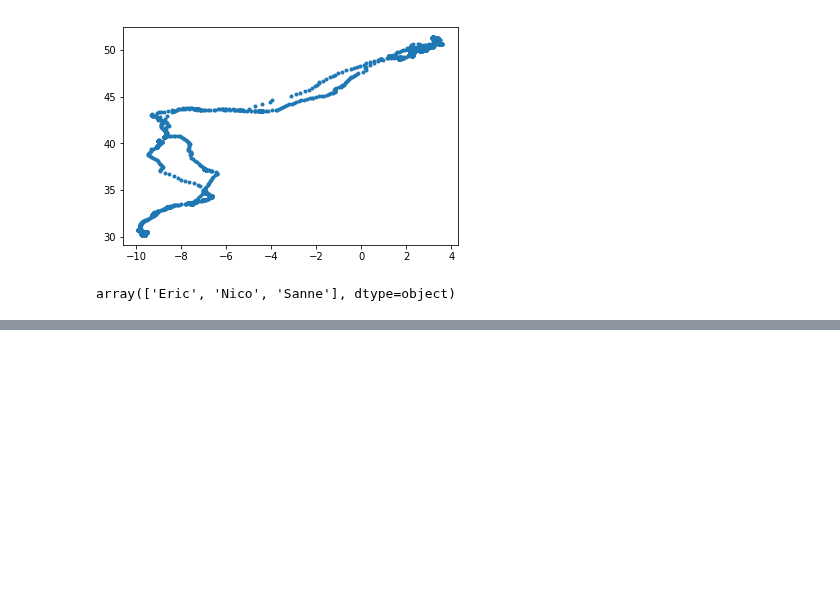
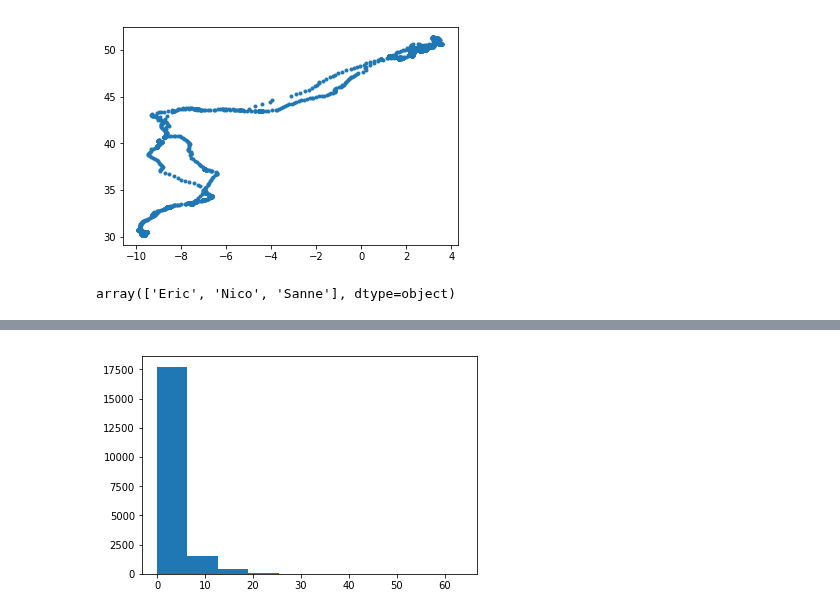
Before and after one commit to udaytak/Edx_PythonForResearch, a Jupyter notebook: 4_21. Case Study - Birds Tracking.ipynb, the cells around one changed output, grey strips where cells are left out. Cells and saved outputs as stored; diff of their text form; code cells hidden in the pictures; blank space fills up the shorter version.

```diff
--- a/4_21. Case Study - Birds Tracking.ipynb
+++ b/4_21. Case Study - Birds Tracking.ipynb
@@ -81,0 +185,8 @@ plt.savefig("Trajectory_Birds.pdf")
+# %%
+ix = birddata.bird_name == 'Eric'
+speed = birddata.speed_2d[ix]
+ind = np.isnan(speed)
+plt.hist(speed[~ind])
+plt.savefig("hist_speed_Eric.pdf")
+# %% [output]
+[figure, added]
```
Also changed, not shown: parts of 14 cells of this notebook, 2 other files.
